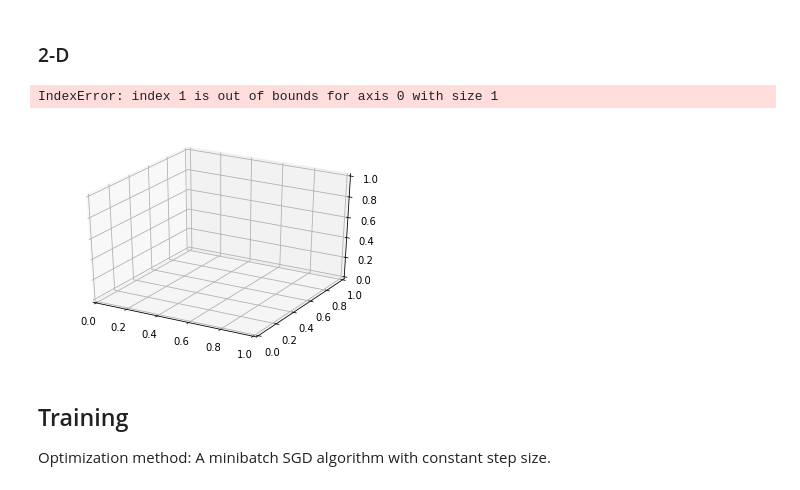
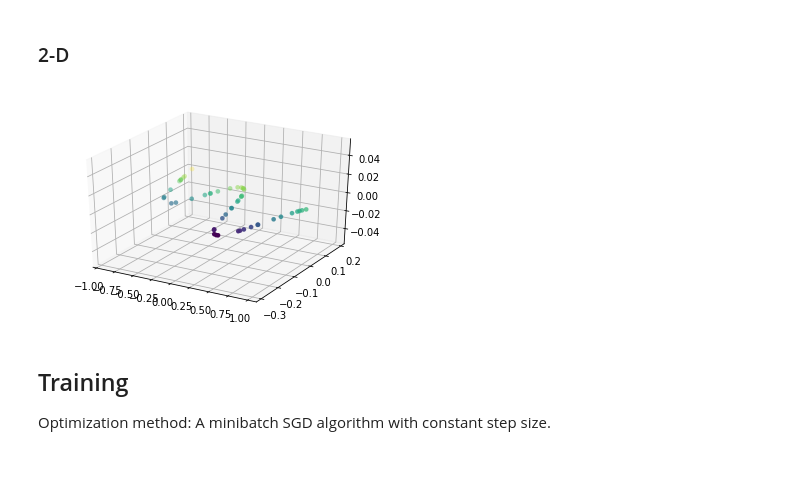
Before and after one commit to vedatakses/swe582-machine-learning, a Jupyter notebook: MultiLayerPerceptron_1_2_1_network.ipynb, the cells around one changed output. Saved outputs shown, nothing was run; the diff lists cells and outputs as text; code cells hidden in the pictures.

```diff
--- a/MultiLayerPerceptron_1_2_1_network.ipynb
+++ b/MultiLayerPerceptron_1_2_1_network.ipynb
@@ -106,10 +106,9 @@ plt.show()
 # %%
 from mpl_toolkits import mplot3d
 ax = plt.axes(projection='3d')
-ax.scatter(x[0,:], x[1,:], y[0,:], c=y[0,:], cmap='viridis', linewidth=0.1);
+ax.scatter(x[0,:], y[0,:], c=y[0,:], cmap='viridis', linewidth=0.1);
 # %% [output]
-IndexError: index 1 is out of bounds for axis 0 with size 1
-[figure, old version]
+[figure, new version]
 # %% [markdown]
 ## Training
 
```
Also changed, not shown: parts of 5 cells of this notebook.
